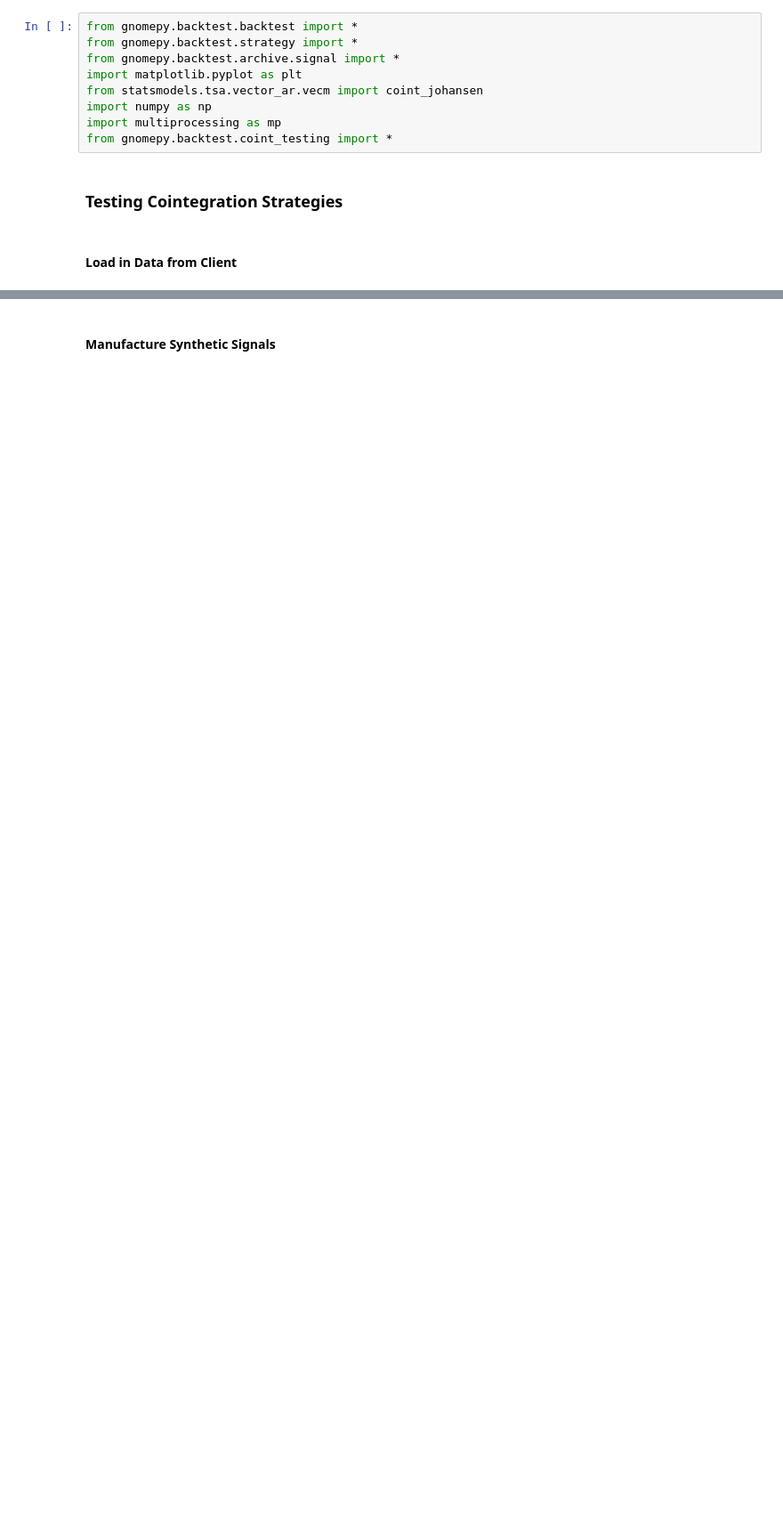
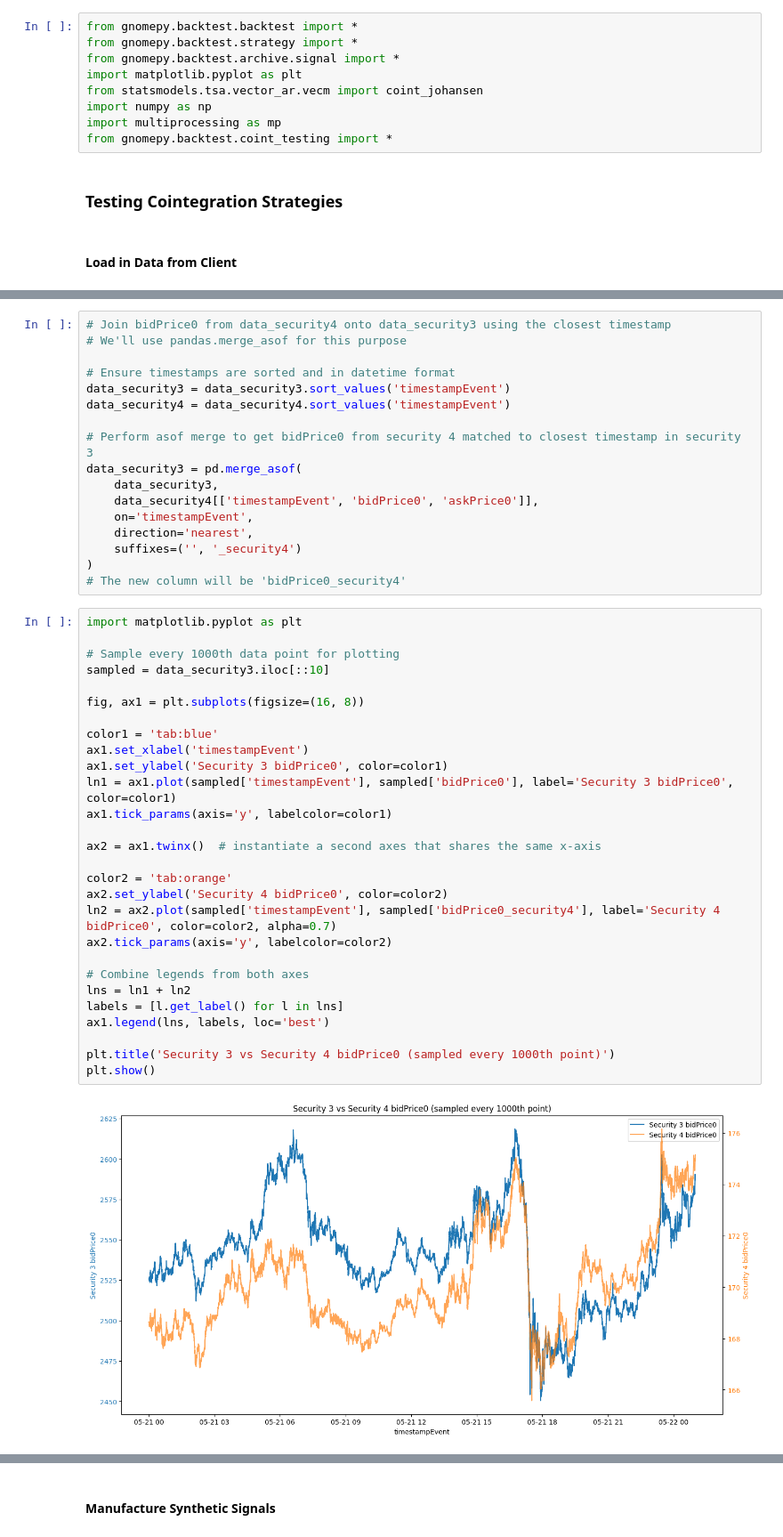
Before and after one commit to gnome-trading-group/gnomepy, a Jupyter notebook: gnomepy/backtest/cointegration_nb.ipynb, the cells around one changed output, grey strips where cells are left out. Shown at 89% size. Drawn from its saved outputs; the diff is of its cells as text; blank space fills up the shorter version.

```diff
--- a/gnomepy/backtest/cointegration_nb.ipynb
+++ b/gnomepy/backtest/cointegration_nb.ipynb
@@ -14 +52,48 @@ from gnomepy.backtest.coint_testing import *
+# %%
+# Join bidPrice0 from data_security4 onto data_security3 using the closest timestamp
+# We'll use pandas.merge_asof for this purpose
+
+# Ensure timestamps are sorted and in datetime format
+data_security3 = data_security3.sort_values('timestampEvent')
+data_security4 = data_security4.sort_values('timestampEvent')
+
+# Perform asof merge to get bidPrice0 from security 4 matched to closest timestamp in security 3
+data_security3 = pd.merge_asof(
+    data_security3,
+    data_security4[['timestampEvent', 'bidPrice0', 'askPrice0']],
+    on='timestampEvent',
+    direction='nearest',
+    suffixes=('', '_security4')
+)
+# The new column will be 'bidPrice0_security4'
+# %%
+import matplotlib.pyplot as plt
+
+# Sample every 1000th data point for plotting
+sampled = data_security3.iloc[::10]
+
+fig, ax1 = plt.subplots(figsize=(16, 8))
+
+color1 = 'tab:blue'
+ax1.set_xlabel('timestampEvent')
+ax1.set_ylabel('Security 3 bidPrice0', color=color1)
+ln1 = ax1.plot(sampled['timestampEvent'], sampled['bidPrice0'], label='Security 3 bidPrice0', color=color1)
+ax1.tick_params(axis='y', labelcolor=color1)
+
+ax2 = ax1.twinx()  # instantiate a second axes that shares the same x-axis
+
+color2 = 'tab:orange'
+ax2.set_ylabel('Security 4 bidPrice0', color=color2)
+ln2 = ax2.plot(sampled['timestampEvent'], sampled['bidPrice0_security4'], label='Security 4 bidPrice0', color=color2, alpha=0.7)
+ax2.tick_params(axis='y', labelcolor=color2)
+
+# Combine legends from both axes
+lns = ln1 + ln2
+labels = [l.get_label() for l in lns]
+ax1.legend(lns, labels, loc='best')
+
+plt.title('Security 3 vs Security 4 bidPrice0 (sampled every 1000th point)')
+plt.show()
+# %% [output]
+[figure, added]
 # %%
```
Also changed, not shown: parts of 17 cells of this notebook, 1 other file.
